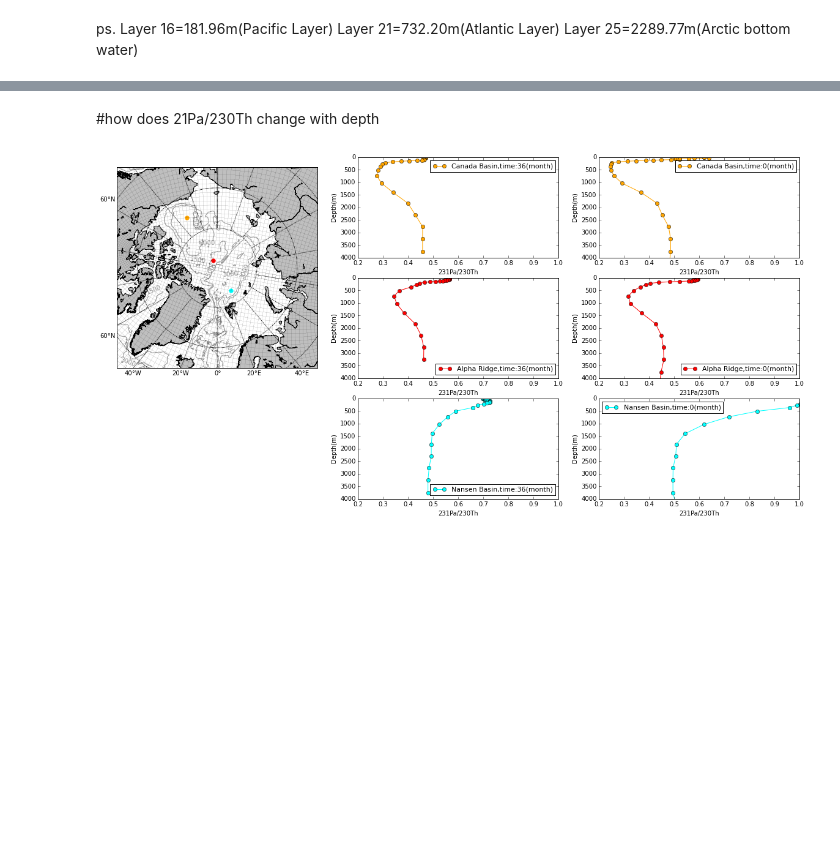
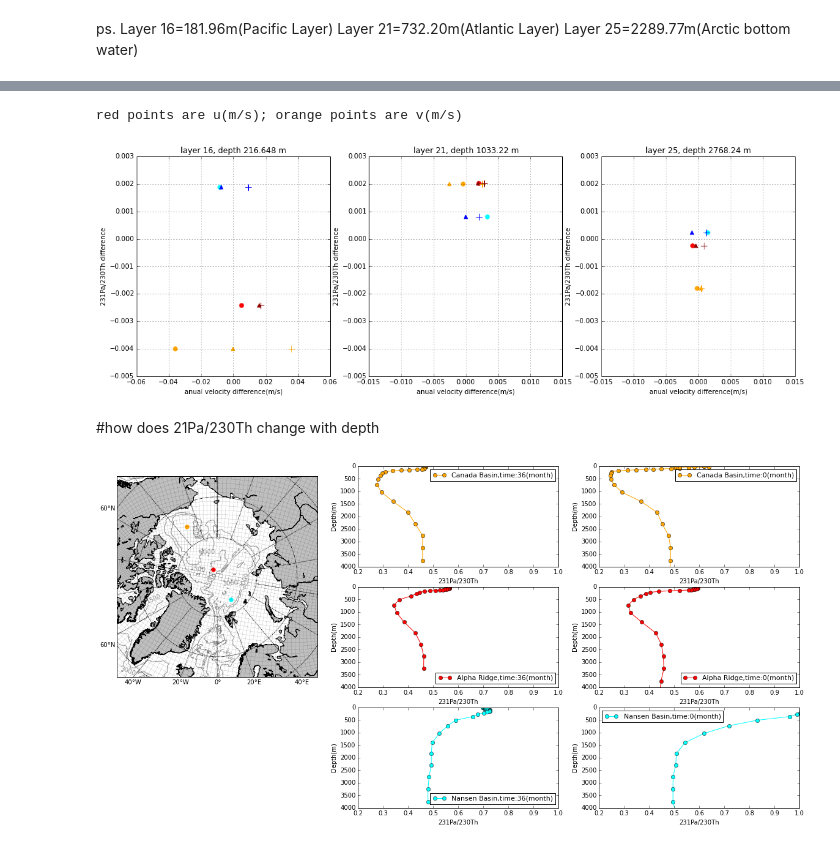
Before and after one commit to UBC-MOAD/analysis-cindy, a Jupyter notebook: notebooks/[ORCA_offline]TestMytrc.ipynb, the cells around one changed output, grey strips where cells are left out. Cells and saved outputs as stored; diff of their text form; code cells hidden in the pictures; blank space fills up the shorter version.

```diff
--- a/notebooks/[ORCA_offline]TestMytrc.ipynb
+++ b/notebooks/[ORCA_offline]TestMytrc.ipynb
@@ -698,3 +629,14 @@ found *.nc file:
+# %%
+a6u=np.empty([3,11])
+a6v=np.empty([3,11])
+for i in range(75):
+    if (i+1)%6==0:
+        a6u[2,(i+1)/6-1]=np.average(u[(i-4):(i+1),25,133,60])
+        a6v[2,(i+1)/6-1]=np.average(v[(i-4):(i+1),25,133,60])
+        a6u[1,(i+1)/6-1]=np.average(u[(i-4):(i+1),21,145,51])
+        a6v[1,(i+1)/6-1]=np.average(v[(i-4):(i+1),21,145,51])
+        a6u[0,(i+1)/6-1]=np.average(u[(i-4):(i+1),16,141,138])
+        a6v[0,(i+1)/6-1]=np.average(v[(i-4):(i+1),16,141,138]
 # %%
 fig = plt.figure(figsize=(10,10))
 layer=24
@@ -730,3 +802,72 @@ plt.show()
+# %%
+l25=2;l21=1;l16=0;
+j=25;i=16;k=21
+
+fig = plt.figure(figsize=(18,6))
+ax = fig.add_subplot(1,3,1)
+plt.scatter(au[0,133,60],TR_7[-1,i,133,60]/TR_8[-1,i,133,60]-TR_72[-1,i,133,60]/TR_82[-1,i,133,60],s=40,color='orange')
+plt.scatter(au[0,145,51],TR_7[-1,i,145,51]/TR_8[-1,i,145,51]-TR_72[-1,i,145,51]/TR_82[-1,i,145,51],s=40,color='red')
+plt.scatter(au[0,141,138],TR_7[-1,i,141,138]/TR_8[-1,i,141,138]-TR_72[-1,i,141,138]/TR_82[-1,i,141,138],s=40,color='cyan')
+
+plt.scatter(av[0,133,60],TR_7[-1,i,133,60]/TR_8[-1,i,133,60]-TR_72[-1,i,133,60]/TR_82[-1,i,133,60],marker='^',s=30,color='orange')
+plt.scatter(av[0,145,51],TR_7[-1,i,145,51]/TR_8[-1,i,145,51]-TR_72[-1,i,145,51]/TR_82[-1,i,145,51],marker='^',s=30,color='darkred')
+plt.scatter(av[0,141,138],TR_7[-1,i,141,138]/TR_8[-1,i,141,138]-TR_72[-1,i,141,138]/TR_82[-1,i,141,138],marker='^',s=30,color='blue')
+
+plt.scatter((av[0,133,60]**2+au[0,133,60]**2)**0.5,TR_7[-1,i,133,60]/TR_8[-1,i,133,60]-TR_72[-1,i,133,60]/TR_82[-1,i,133,60],marker='+',s=100,color='orange')
+plt.scatter((av[0,145,51]**2+au[0,145,51]**2)**0.5,TR_7[-1,i,145,51]/TR_8[-1,i,145,51]-TR_72[-1,i,145,51]/TR_82[-1,i,145,51],marker='+',s=100,color='darkred')
+plt.scatter((av[0,141,138]**2+au[0,145,51]**2)**0.5,TR_7[-1,i,141,138]/TR_8[-1,i,141,138]-TR_72[-1,i,141,138]/TR_82[-1,i,141,138],marker='+',s=100,color='blue')
+
+plt.title('layer 16, depth %s m'%depth[i])
+plt.ylabel('231Pa/230Th difference')
+plt.xlabel('anual velocity difference(m/s)')
+print ('red points are u(m/s); orange points are v(m/s)')
+plt.ylim([-0.005,0.003])
+ax.grid(True)
+
+
+ax = fig.add_subplot(1,3,2)
+plt.scatter(au[1,133,60],TR_7[-1,k,133,60]/TR_8[-1,k,133,60]-TR_72[-1,k,133,60]/TR_82[-1,k,133,60],s=40,color='orange')
+plt.scatter(au[1,145,51],TR_7[-1,k,145,51]/TR_8[-1,k,145,51]-TR_72[-1,k,145,51]/TR_82[-1,k,145,51],s=40,color='red')
+plt.scatter(au[1,141,138],TR_7[-1,k,141,138]/TR_8[-1,k,141,138]-TR_72[-1,k,141,138]/TR_82[-1,k,141,138],s=40,color='cyan')
+
+plt.scatter(av[1,133,60],TR_7[-1,k,133,60]/TR_8[-1,k,133,60]-TR_72[-1,k,133,60]/TR_82[-1,k,133,60],marker='^',s=30,color='orange')
+plt.scatter(av[1,145,51],TR_7[-1,k,145,51]/TR_8[-1,k,145,51]-TR_72[-1,k,145,51]/TR_82[-1,k,145,51],marker='^',s=30,color='darkred')
+plt.scatter(av[1,141,138],TR_7[-1,k,141,138]/TR_8[-1,k,141,138]-TR_72[-1,k,141,138]/TR_82[-1,k,141,138],marker='^',s=30,color='blue')
+
+plt.scatter((av[1,133,60]**2+au[1,133,60]**2)**0.5,TR_7[-1,k,133,60]/TR_8[-1,k,133,60]-TR_72[-1,k,133,60]/TR_82[-1,k,133,60],marker='+',s=100,color='orange')
+plt.scatter((av[1,145,51]**2+au[1,145,51]**2)**0.5,TR_7[-1,k,145,51]/TR_8[-1,k,145,51]-TR_72[-1,k,145,51]/TR_82[-1,k,145,51],marker='+',s=100,color='darkred')
+plt.scatter((av[1,141,138]**2+au[1,145,51]**2)**0.5,TR_7[-1,k,141,138]/TR_8[-1,k,141,138]-TR_72[-1,k,141,138]/TR_82[-1,k,141,138],marker='+',s=100,color='blue')
+
+plt.title('layer 21, depth %s m'%depth[k])
+plt.ylabel('231Pa/230Th difference')
+plt.xlabel('anual velocity difference(m/s)')
+plt.ylim([-0.005,0.003])
+ax.grid(True)
+
+
+ax = fig.add_subplot(1,3,3)
+plt.scatter(au[2,133,60],TR_7[-1,j,133,60]/TR_8[-1,j,133,60]-TR_72[-1,j,133,60]/TR_82[-1,j,133,60],s=40,color='orange')
+plt.scatter(au[2,145,51],TR_7[-1,j,145,51]/TR_8[-1,j,145,51]-TR_72[-1,j,145,51]/TR_82[-1,j,145,51],s=40,color='red')
+plt.scatter(au[2,141,138],TR_7[-1,j,141,138]/TR_8[-1,j,141,138]-TR_72[-1,j,141,138]/TR_82[-1,j,141,138],s=40,color='cyan')
+
+plt.scatter(av[2,133,60],TR_7[-1,j,133,60]/TR_8[-1,j,133,60]-TR_72[-1,j,133,60]/TR_82[-1,j,133,60],marker='^',s=30,color='orange')
+plt.scatter(av[2,145,51],TR_7[-1,j,145,51]/TR_8[-1,j,145,51]-TR_72[-1,j,145,51]/TR_82[-1,j,145,51],marker='^',s=30,color='darkred')
+plt.scatter(av[2,141,138],TR_7[-1,j,141,138]/TR_8[-1,j,141,138]-TR_72[-1,j,141,138]/TR_82[-1,j,141,138],marker='^',s=30,color='blue')
+
+plt.scatter((av[2,133,60]**2+au[2,133,60]**2)**0.5,TR_7[-1,j,133,60]/TR_8[-1,j,133,60]-TR_72[-1,j,133,60]/TR_82[-1,j,133,60],marker='+',s=100,color='orange')
+plt.scatter((av[2,145,51]**2+au[2,145,51]**2)**0.5,TR_7[-1,j,145,51]/TR_8[-1,j,145,51]-TR_72[-1,j,145,51]/TR_82[-1,j,145,51],marker='+',s=100,color='darkred')
+plt.scatter((av[2,141,138]**2+au[2,145,51]**2)**0.5,TR_7[-1,j,141,138]/TR_8[-1,j,141,138]-TR_72[-1,j,141,138]/TR_82[-1,j,141,138],marker='+',s=100,color='blue')
+
+plt.title('layer 25, depth %s m'%depth[j])
+plt.ylabel('231Pa/230Th difference')
+plt.xlabel('anual velocity difference(m/s)')
+plt.ylim([-0.005,0.003])
+ax.grid(True)
+
+plt.show()
+# %% [output]
+red points are u(m/s); orange points are v(m/s)
+[figure, added]
 # %% [markdown]
 #how does 21Pa/230Th change with depth
 # %%
```
Also changed, not shown: parts of 15 cells of this notebook.
